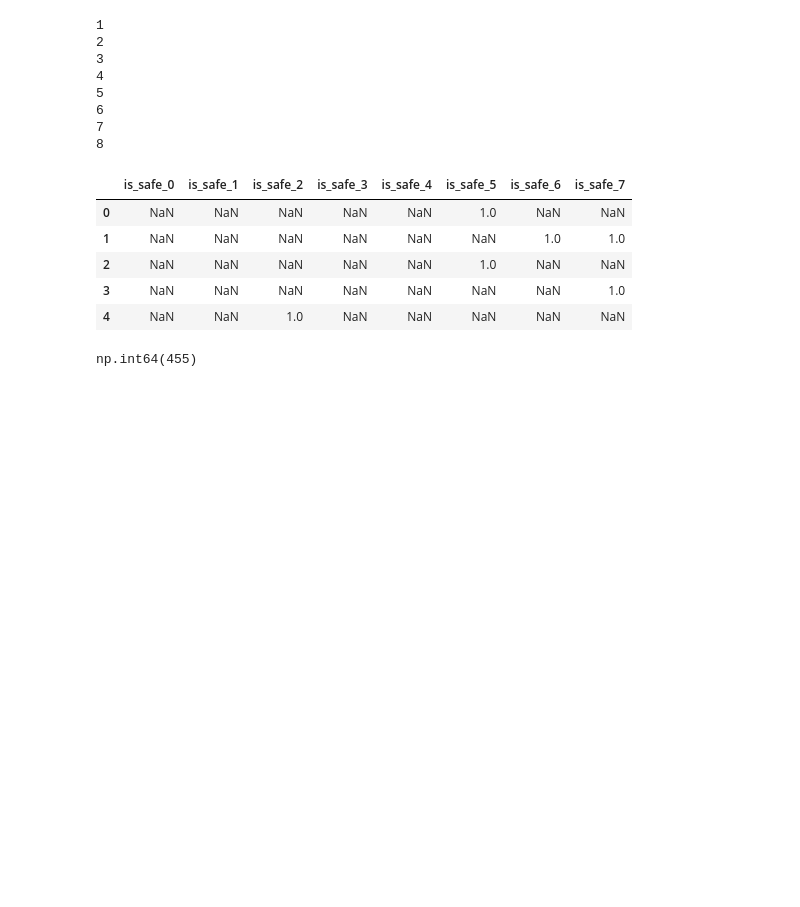
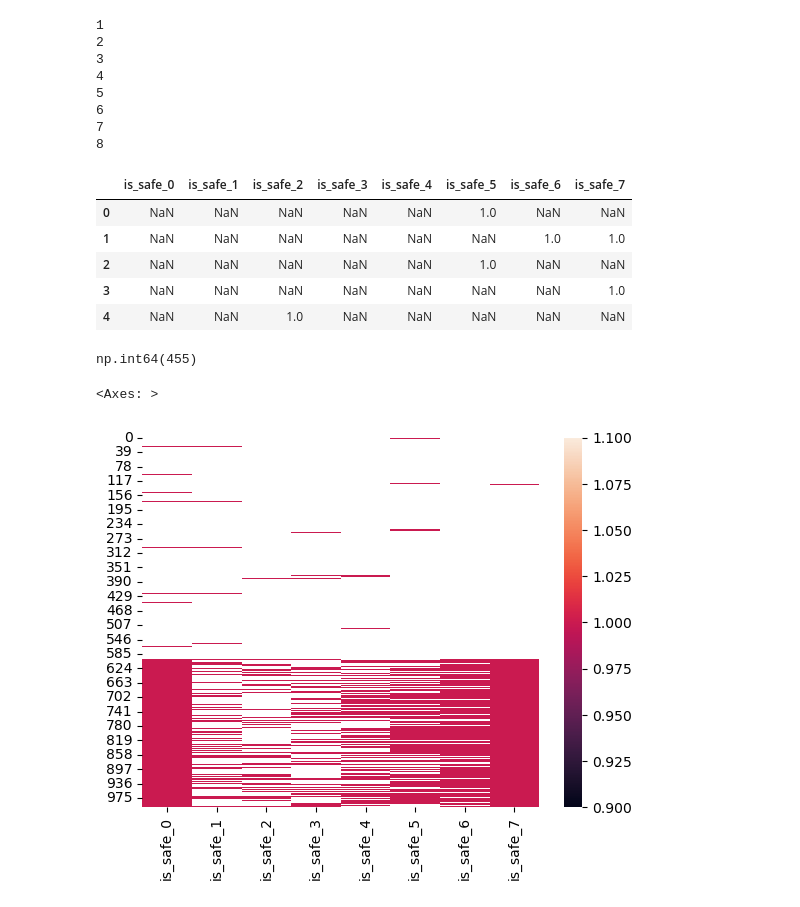
Before and after one commit to AurinVos/AoC2024, a Jupyter notebook: Day2/day2.ipynb, the cells around one changed output. Saved outputs shown, nothing was run; the diff lists cells and outputs as text; code cells hidden in the pictures; blank space fills up the shorter version.

Commit message:
added heatmap

```diff
--- a/Day2/day2.ipynb
+++ b/Day2/day2.ipynb
@@ -83,3 +84,8 @@ df_checked.head()
 )
 # %% [output]
 np.int64(455)
+# %%
+sns.heatmap(df_checked)
+# %% [output]
+<Axes: >
+[figure, added]
```
Also changed, not shown: parts of 1 cell of this notebook.
